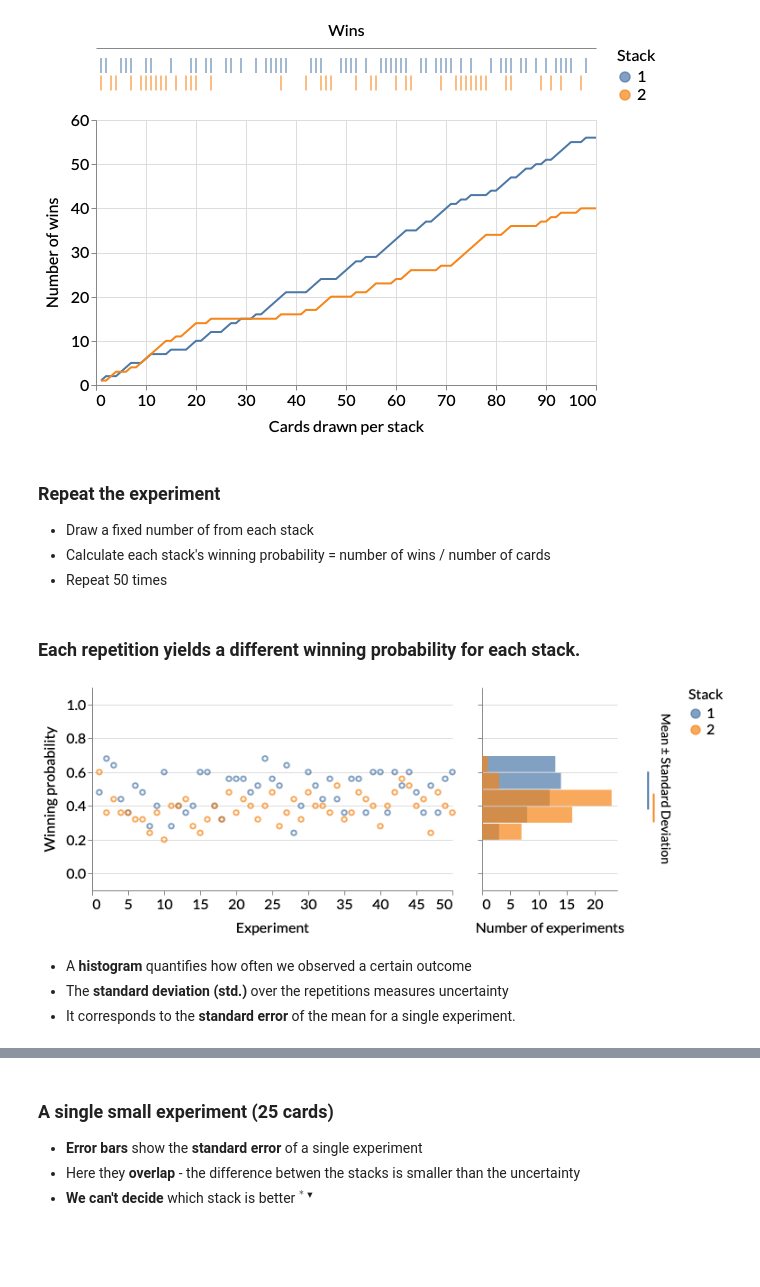
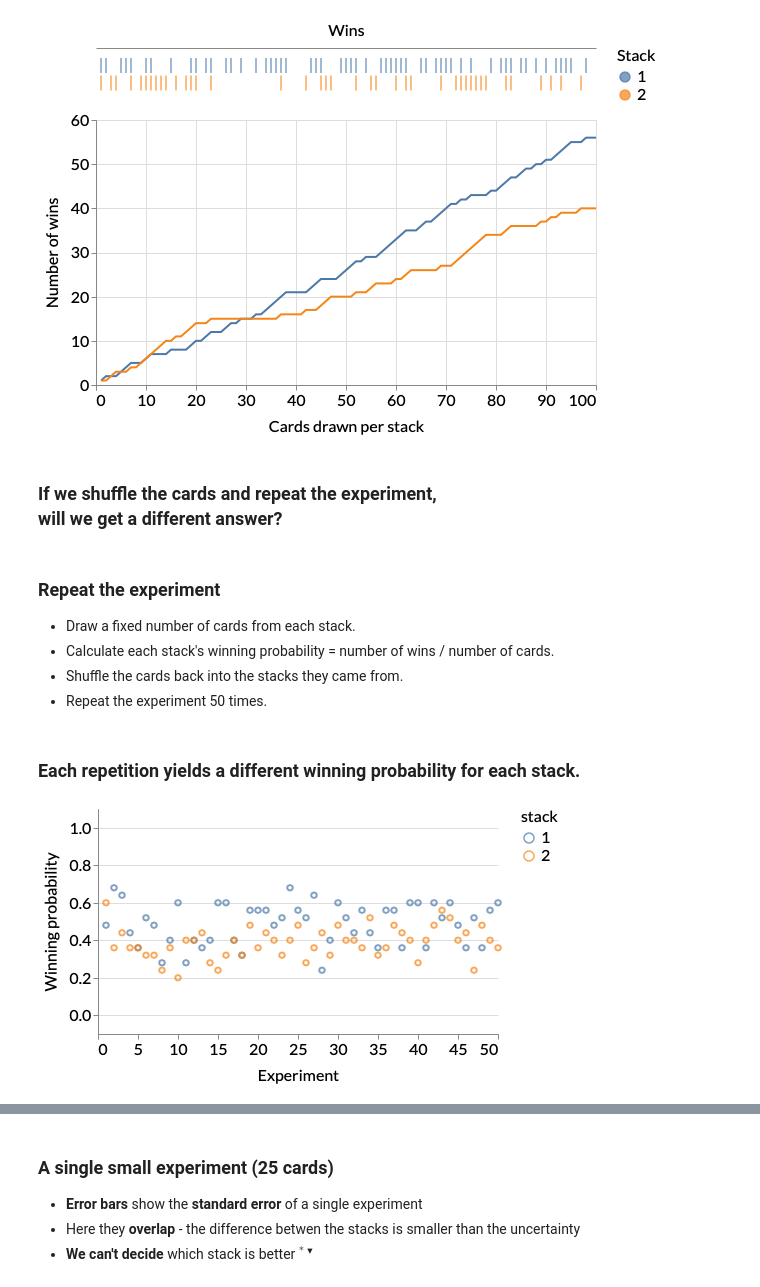
Before and after one commit to felixpatzelt/statistics-for-everyone, a Jupyter notebook: 1_cards.ipynb, the cells around one changed output, grey strips where cells are left out. Drawn from its saved outputs; the diff is of its cells as text; code cells hidden in the pictures; blank space fills up the shorter version.

Commit message:
feat: step-by step explanations for multiple experiments

```diff
--- a/1_cards.ipynb
+++ b/1_cards.ipynb
@@ -96,18 +96,17 @@ Scroll down when you are finished drawing cards
 plot_first_experiment_lines(data=data)
 # %% [output]
 [figure]
+# %% [markdown]
+### If we shuffle the cards and repeat the experiment,<br> will we get a different answer?
 # %% [markdown]
 ### Repeat the experiment
-- Draw a fixed number of from each stack
-- Calculate each stack's winning probability = number of wins / number of cards
-- Repeat 50 times
+- Draw a fixed number of cards from each stack.
+- Calculate each stack's winning probability = number of wins / number of cards.
+- Shuffle the cards back into the stacks they came from.
+- Repeat the experiment 50 times.
 # %% [markdown]
 ### Each repetition yields a different winning probability for each stack.
 # %%
-plot_repeated_experiments(data=data, n_card_pairs=n_card_pairs)
+plot_repeated_experiments(data=data, n_card_pairs=n_card_pairs, show='Experiments')
 # %% [output]
-[figure, old version]
+[figure, new version]
-# %% [markdown]
-- A **histogram** quantifies how often we observed a certain outcome
-- The **standard deviation (std.)** over the repetitions measures uncertainty
-- It corresponds to the **standard error** of the mean for a single experiment.
```
Also changed, not shown: parts of 12 cells of this notebook, 4 other files.
